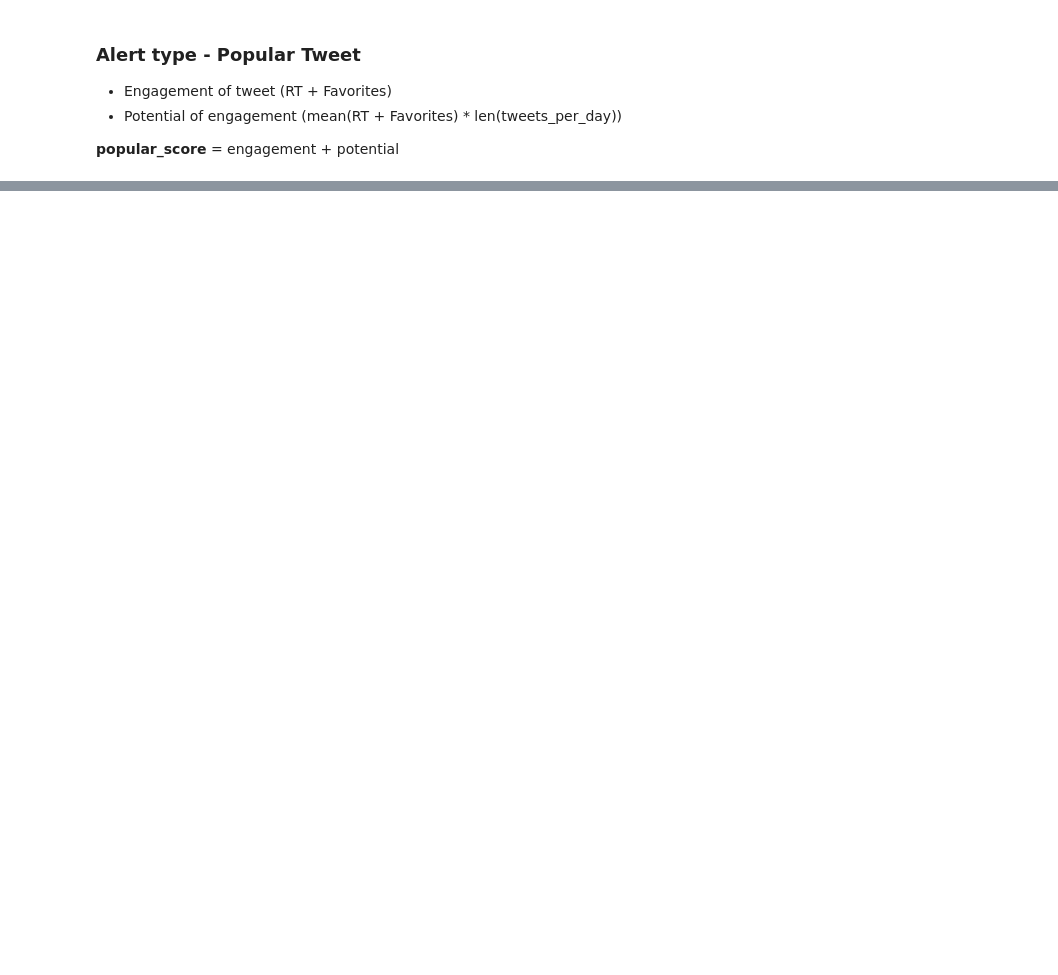
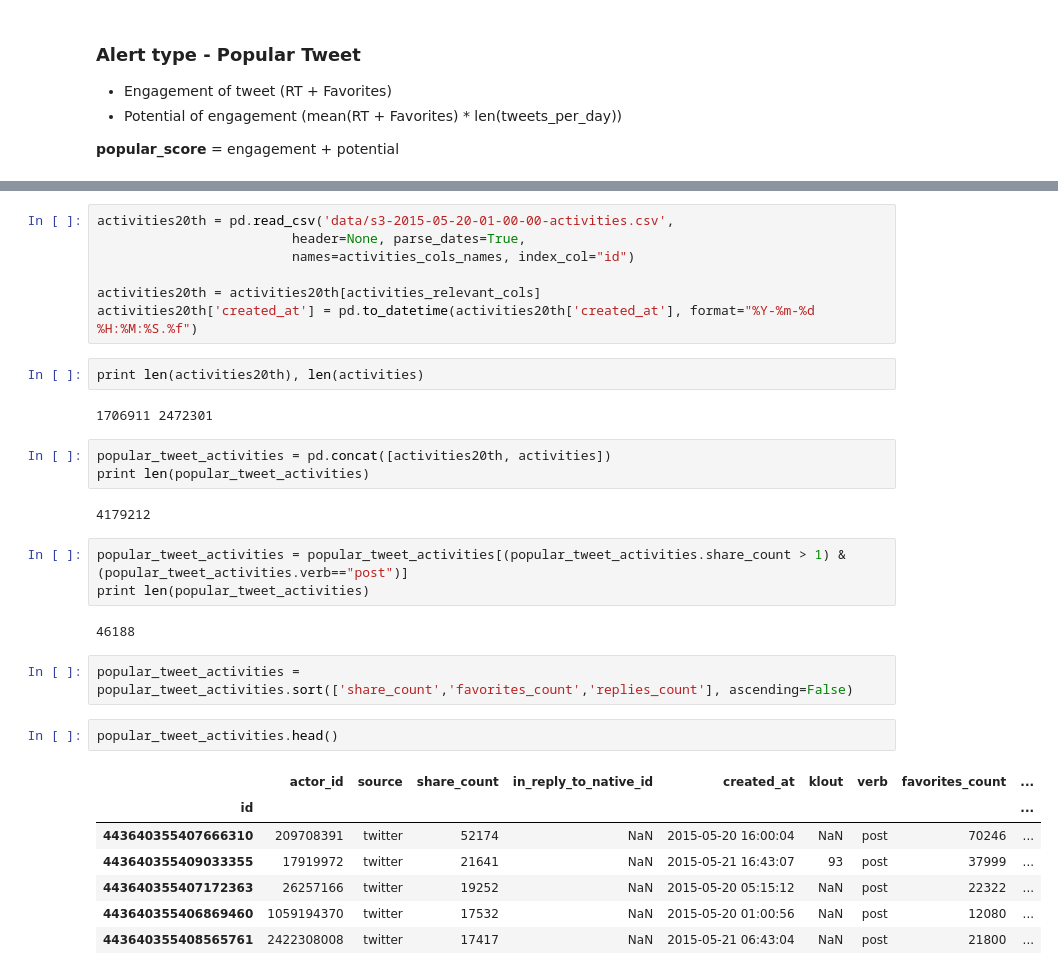
Before and after one commit to encorealerts/ipython-experiments, a Jupyter notebook: adornes/python_analysis_score_alerts.ipynb, the cells around one changed output, grey strips where cells are left out. Cells and saved outputs as stored; diff of their text form; blank space fills up the shorter version.

Commit message:
Popular tweets

```diff
--- a/adornes/python_analysis_score_alerts.ipynb
+++ b/adornes/python_analysis_score_alerts.ipynb
@@ -690,0 +630,33 @@ https://vine.co/v/eA3WKhA9az0 None
+# %%
+activities20th = pd.read_csv('data/s3-2015-05-20-01-00-00-activities.csv',
+                         header=None, parse_dates=True,
+                         names=activities_cols_names, index_col="id")
+
+activities20th = activities20th[activities_relevant_cols]
+activities20th['created_at'] = pd.to_datetime(activities20th['created_at'], format="%Y-%m-%d %H:%M:%S.%f")
+# %%
+print len(activities20th), len(activities)
+# %% [output]
+1706911 2472301
+# %%
+popular_tweet_activities = pd.concat([activities20th, activities])
+print len(popular_tweet_activities)
+# %% [output]
+4179212
+# %%
+popular_tweet_activities = popular_tweet_activities[(popular_tweet_activities.share_count > 1) & (popular_tweet_activities.verb=="post")]
+print len(popular_tweet_activities)
+# %% [output]
+46188
+# %%
+popular_tweet_activities = popular_tweet_activities.sort(['share_count','favorites_count','replies_count'], ascending=False)
+# %%
+popular_tweet_activities.head()
+# %% [output]
+|  | actor_id | source | share_count | in_reply_to_native_id | created_at | klout | verb | favorites_count | ... |
+| id |  |  |  |  |  |  |  |  | ... |
+| 443640355407666310 | 209708391 | twitter | 52174 | NaN | 2015-05-20 16:00:04 | NaN | post | 70246 | ... |
+| 443640355409033355 | 17919972 | twitter | 21641 | NaN | 2015-05-21 16:43:07 | 93 | post | 37999 | ... |
+| 443640355407172363 | 26257166 | twitter | 19252 | NaN | 2015-05-20 05:15:12 | NaN | post | 22322 | ... |
+| 443640355406869460 | 1059194370 | twitter | 17532 | NaN | 2015-05-20 01:00:56 | NaN | post | 12080 | ... |
+| 443640355408565761 | 2422308008 | twitter | 17417 | NaN | 2015-05-21 06:43:04 | NaN | post | 21800 | ... |
```
Also changed, not shown: parts of 14 cells of this notebook.
